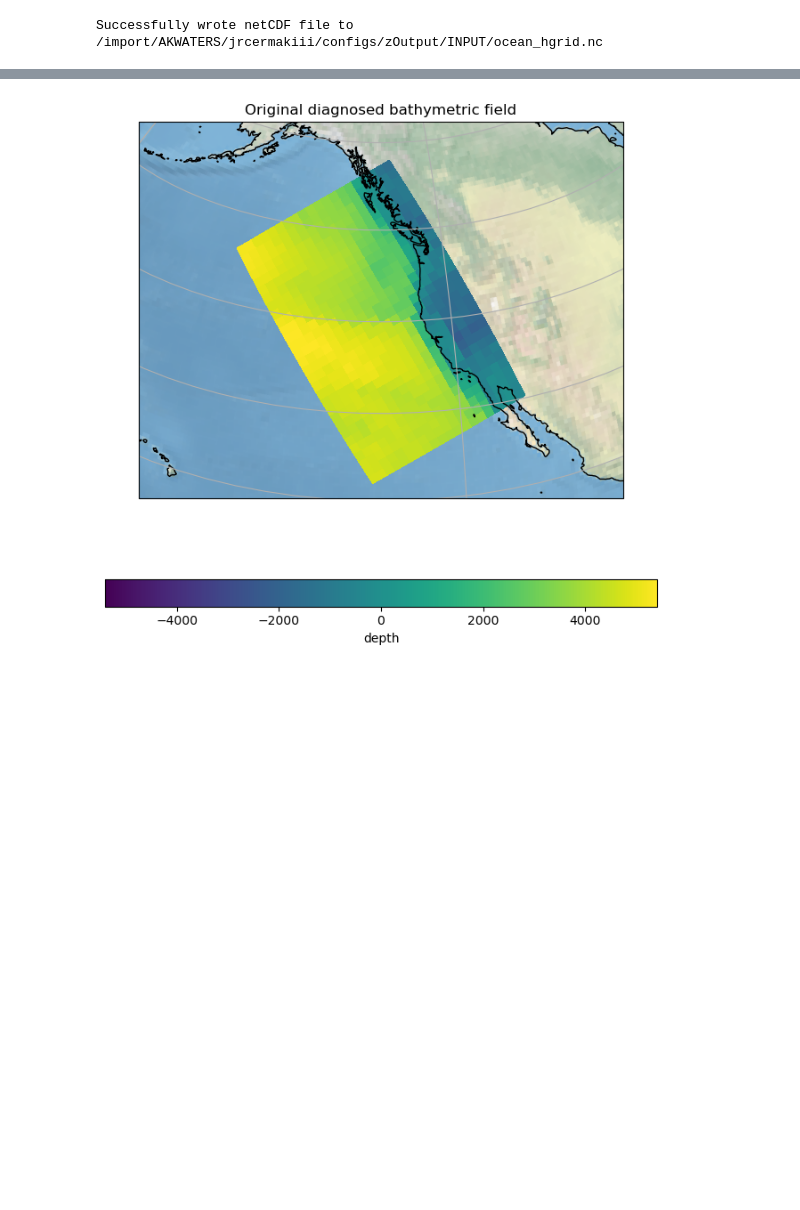
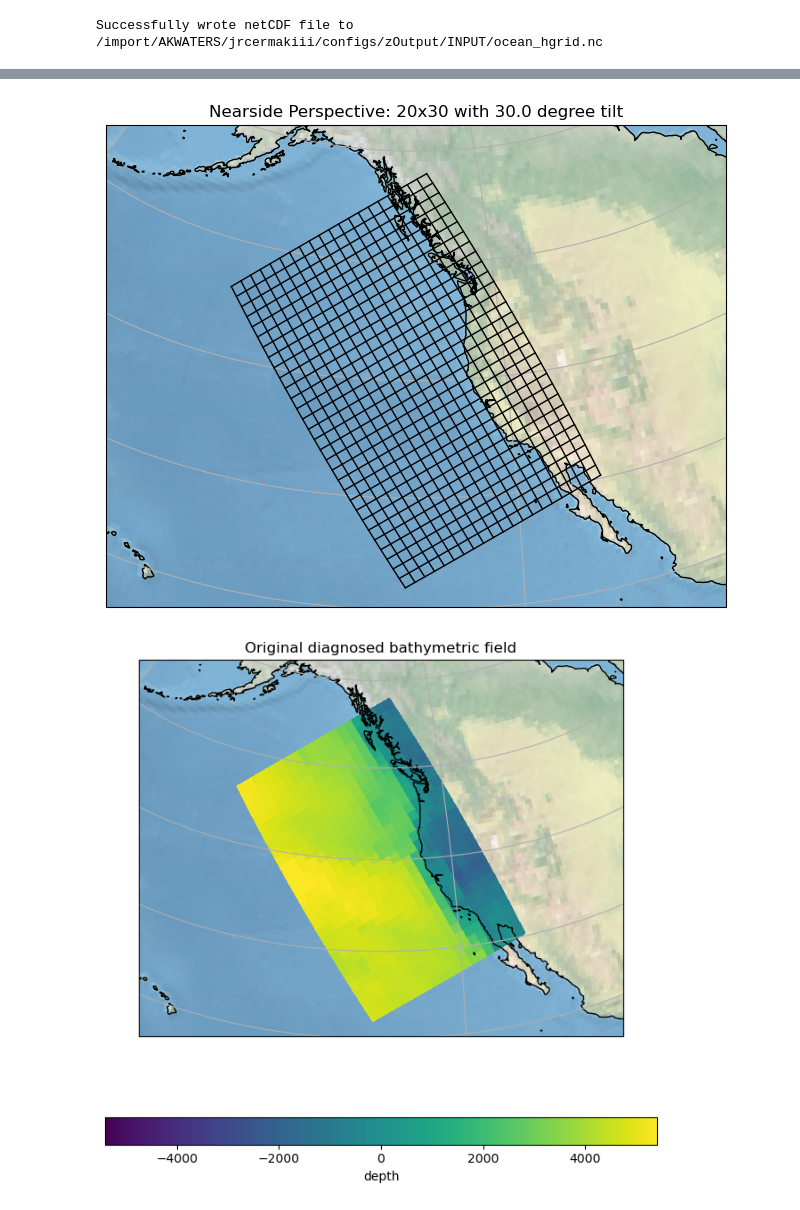
Before and after one commit to ESMG/gridtools, a Jupyter notebook: examples/mkGridsExample7a.ipynb, the cells around one changed output, grey strips where cells are left out. Drawn from its saved outputs; the diff is of its cells as text; code cells hidden in the pictures; blank space fills up the shorter version.

```diff
--- a/examples/mkGridsExample7a.ipynb
+++ b/examples/mkGridsExample7a.ipynb
@@ -205,0 +199,8 @@ grd.setPlotParameters(
+# %%
+# Show the model grid cells
+grd.setPlotParameters({'showGridCells': True})
+(figure, axes) = grd.plotGrid()
+# %%
+figure
+# %% [output]
+[figure, added]
```
Also changed, not shown: parts of 12 cells of this notebook, 4 other files.
